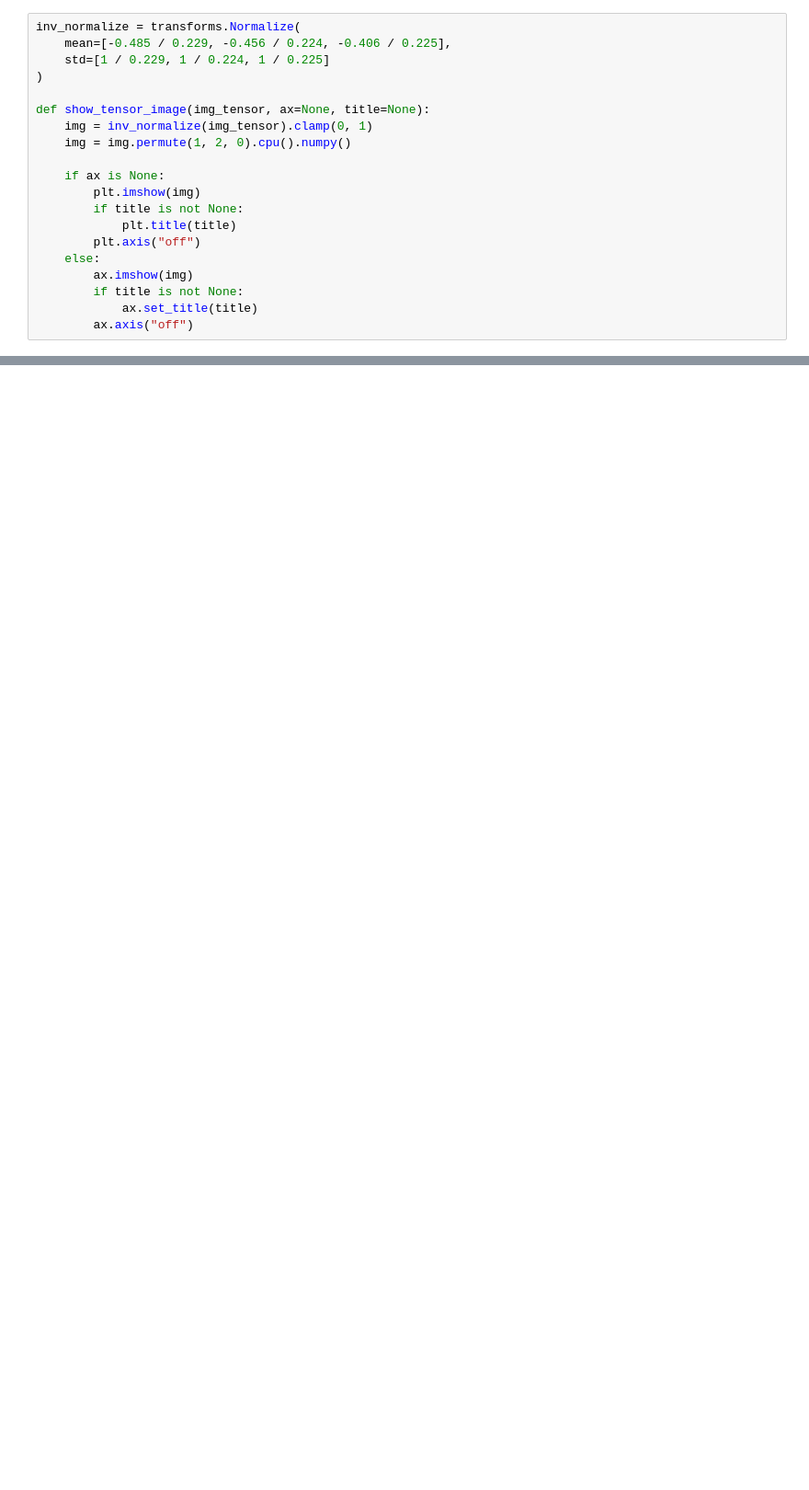
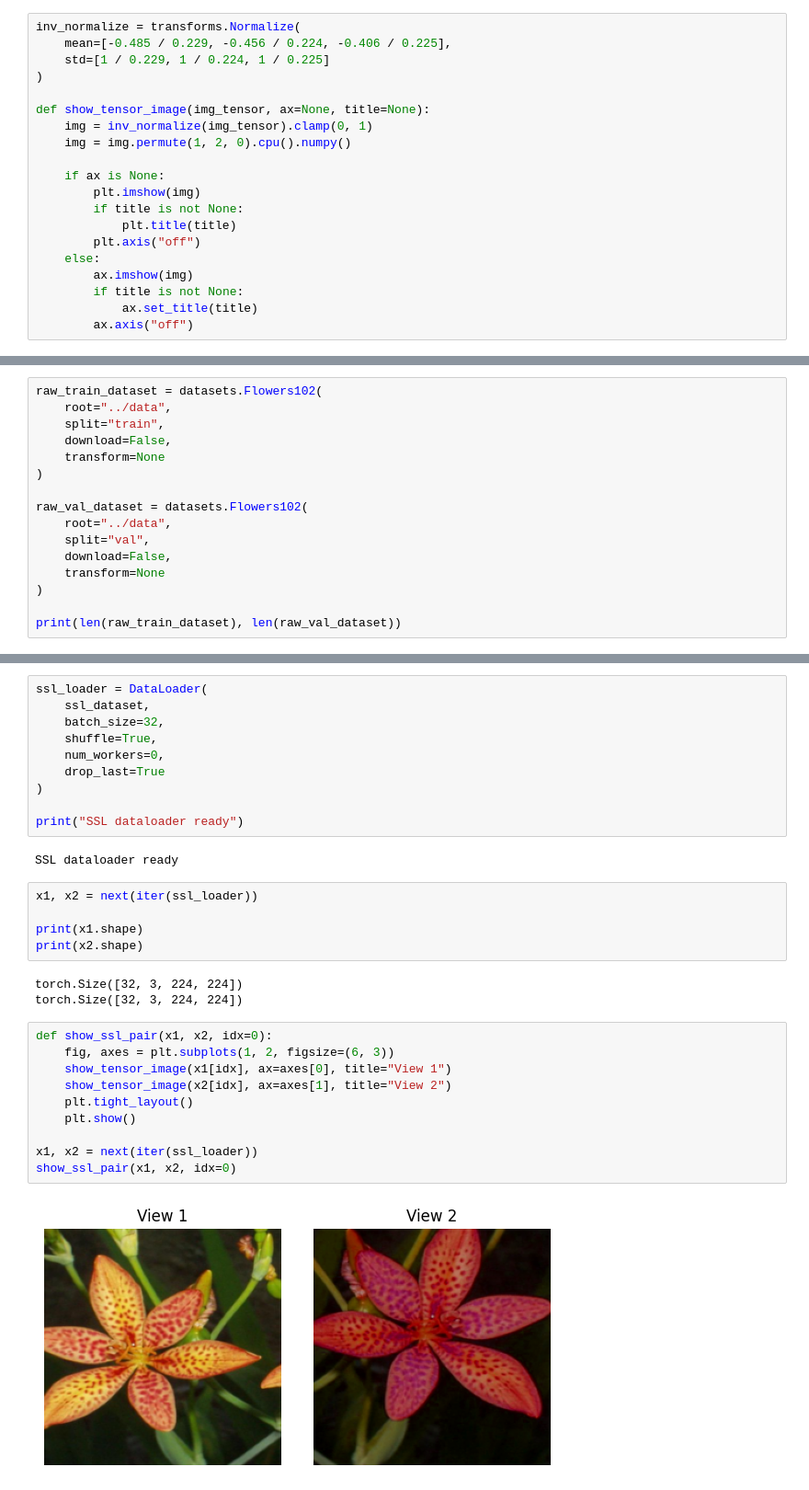
Before and after one commit to Yanbo314/Few-Shot-Representation-Learning, a Jupyter notebook: notebooks/main.ipynb, the cells around one changed output, grey strips where cells are left out. Shown at 92% size. Saved outputs shown, nothing was run; the diff lists cells and outputs as text; blank space fills up the shorter version.

```diff
--- a/notebooks/main.ipynb
+++ b/notebooks/main.ipynb
@@ -181,0 +221,16 @@ print("Saved figure to ../figures/flowers102_samples.png")
+# %%
+raw_train_dataset = datasets.Flowers102(
+    root="../data",
+    split="train",
+    download=False,
+    transform=None
+)
+
+raw_val_dataset = datasets.Flowers102(
+    root="../data",
+    split="val",
+    download=False,
+    transform=None
+)
+
+print(len(raw_train_dataset), len(raw_val_dataset))
@@ -181,0 +272,32 @@ print("Saved figure to ../figures/flowers102_samples.png")
+# %%
+ssl_loader = DataLoader(
+    ssl_dataset,
+    batch_size=32,
+    shuffle=True,
+    num_workers=0,
+    drop_last=True
+)
+
+print("SSL dataloader ready")
+# %% [output]
+SSL dataloader ready
+# %%
+x1, x2 = next(iter(ssl_loader))
+
+print(x1.shape)
+print(x2.shape)
+# %% [output]
+torch.Size([32, 3, 224, 224])
+torch.Size([32, 3, 224, 224])
+# %%
+def show_ssl_pair(x1, x2, idx=0):
+    fig, axes = plt.subplots(1, 2, figsize=(6, 3))
+    show_tensor_image(x1[idx], ax=axes[0], title="View 1")
+    show_tensor_image(x2[idx], ax=axes[1], title="View 2")
+    plt.tight_layout()
+    plt.show()
+
+x1, x2 = next(iter(ssl_loader))
+show_ssl_pair(x1, x2, idx=0)
+# %% [output]
+[figure, added]
```
Also changed, not shown: parts of 32 cells of this notebook, 1 other file.
